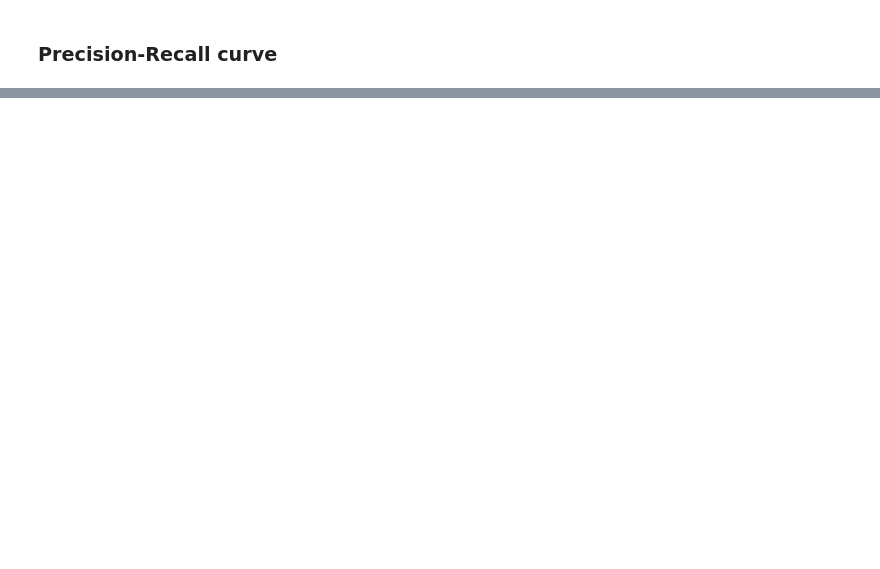
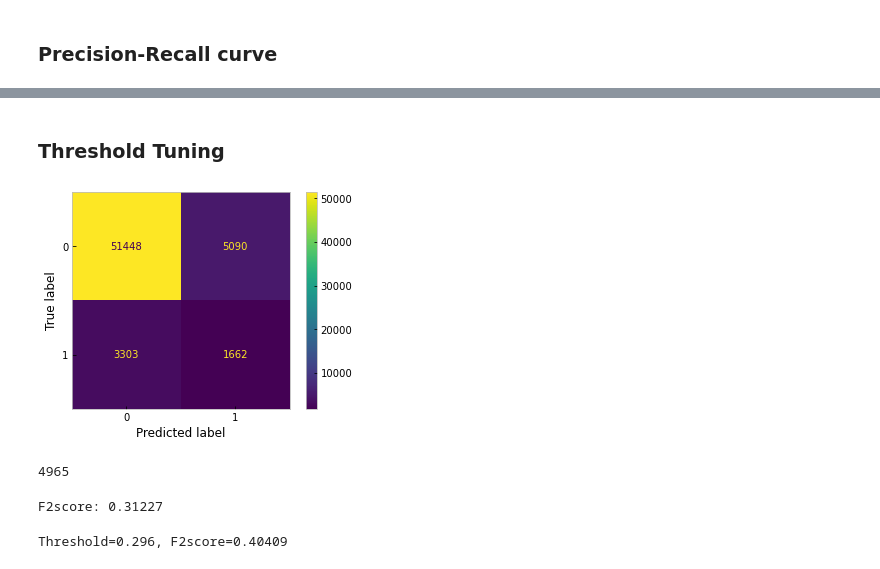
Before and after one commit to HuguesMAP/OC-P7-Impl-mentez-un-mod-le-de-scoring, a Jupyter notebook: Projet 7 - Implémentez un modèle de scoring - Modélisation.ipynb, the cells around one changed output, grey strips where cells are left out. Saved outputs shown, nothing was run; the diff lists cells and outputs as text; code cells hidden in the pictures; blank space fills up the shorter version.

```diff
--- a/Projet 7 - Implémentez un modèle de scoring - Modélisation.ipynb
+++ b/Projet 7 - Implémentez un modèle de scoring - Modélisation.ipynb
@@ -844,0 +816,36 @@ pd.DataFrame(data=recall_rfc).tail(1000)
+# %% [markdown]
+### Threshold Tuning
+# %%
+cm = confusion_matrix(y_test, y_predict)
+disp = ConfusionMatrixDisplay(confusion_matrix=cm)
+disp.plot()
+plt.grid(None)
+plt.show()
+# %% [output]
+[figure, added]
+# %%
+(y_test == 1).sum()
+# %% [output]
+4965
+# %%
+# evaluate the model
+score_base = fbeta_score(y_test, (y_predict_lr >= 0.5).astype('int'), beta=2)
+print('F2score: %.5f' % score_base)
+# %% [output]
+F2score: 0.31227
+# %%
+# search thresholds for imbalanced classification
+
+# apply threshold to positive probabilities to create labels
+def to_labels(pos_probs, threshold):
+	return (pos_probs >= threshold).astype('int')
+
+# define thresholds
+thresholds = np.arange(0, 1, 0.001)
+# evaluate each threshold
+scores = [fbeta_score(y_test, to_labels(y_predict_lr, t), beta=2) for t in thresholds]
+# get best threshold
+ix = np.argmax(scores)
+print('Threshold=%.3f, F2score=%.5f' % (thresholds[ix], scores[ix]))
+# %% [output]
+Threshold=0.296, F2score=0.40409
```
Also changed, not shown: parts of 25 cells of this notebook.
